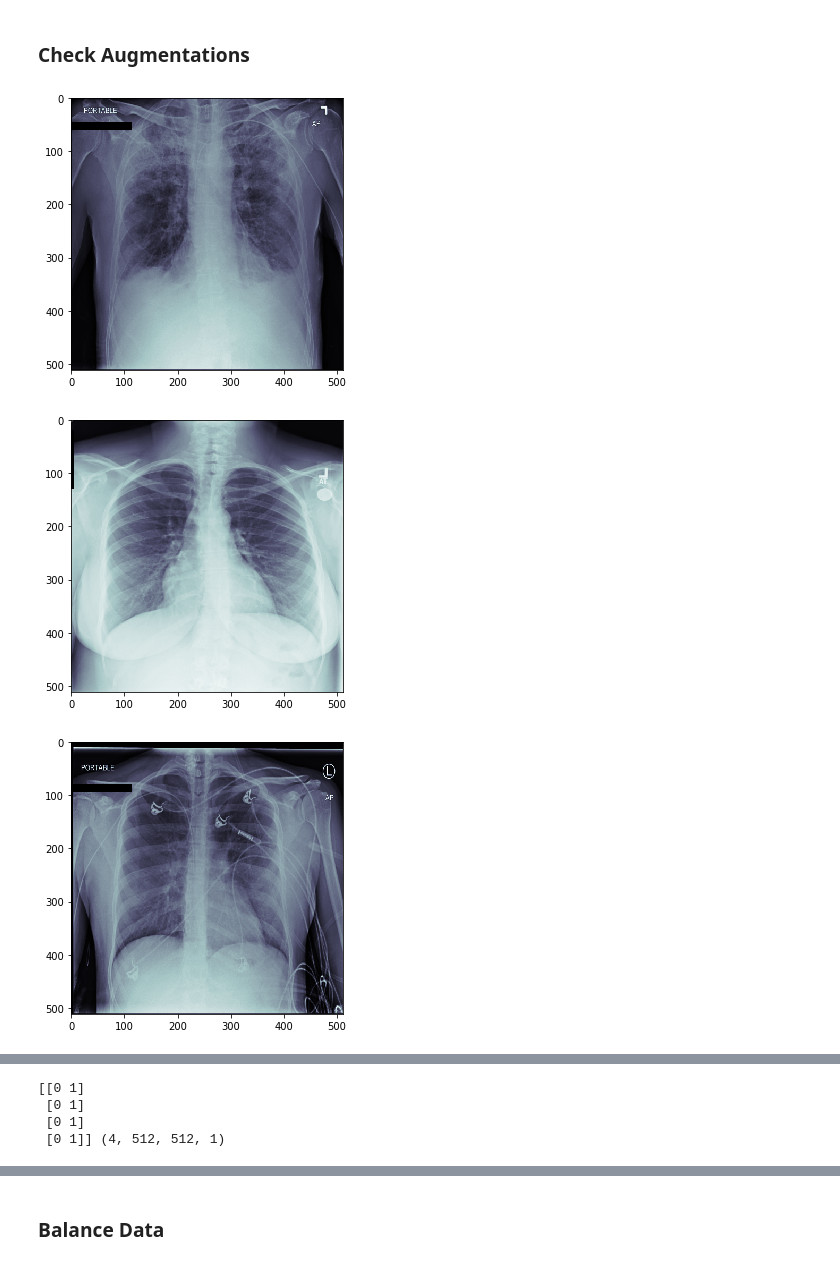
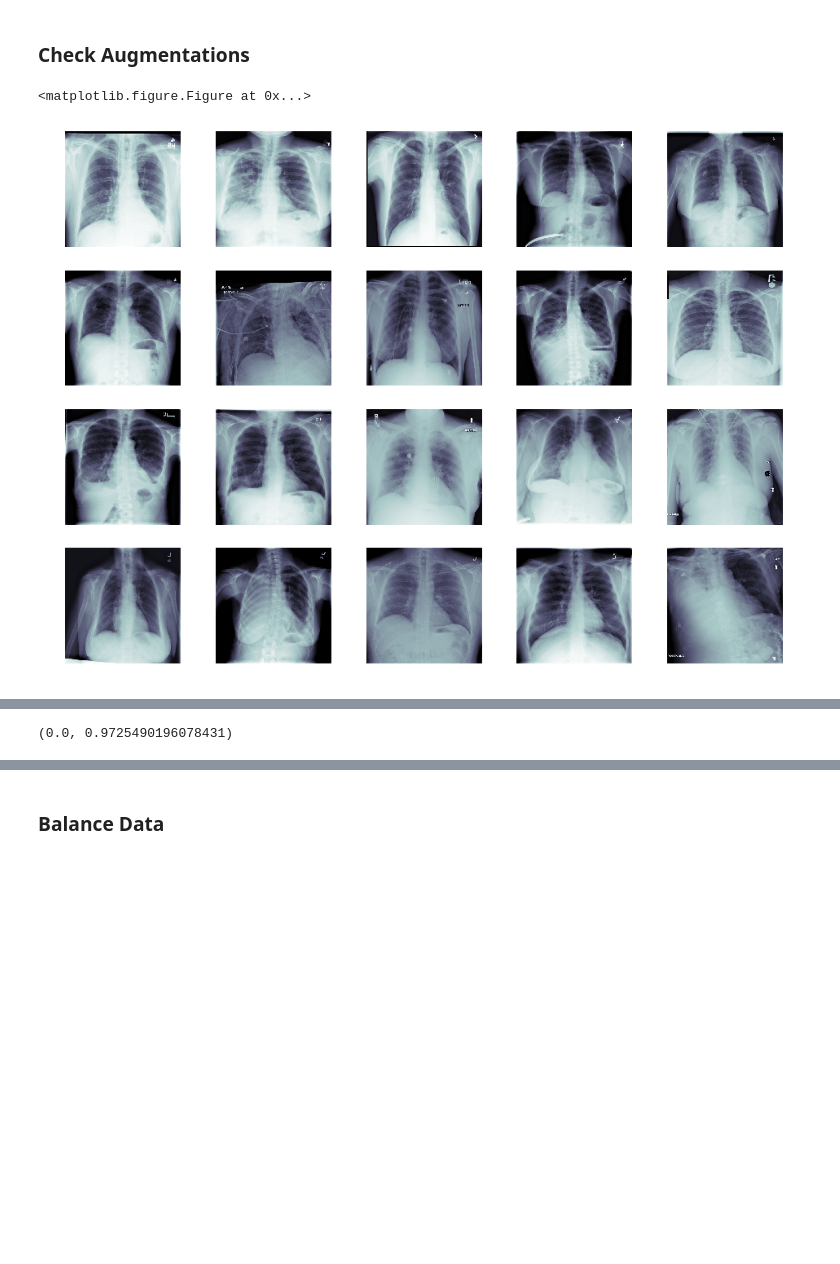
Before and after one commit to vinchg/siim-acr-pneumothorax-segmentation, a Jupyter notebook: classification.ipynb, the cells around one changed output, grey strips where cells are left out. Drawn from its saved outputs; the diff is of its cells as text; code cells hidden in the pictures; blank space fills up the shorter version.

Commit message:
Img grid and augs

```diff
--- a/classification.ipynb
+++ b/classification.ipynb
@@ -86,5 +86,5 @@ def get_train_df(train_path=train_path, mask_path=mask_path, images_to_ram=False
 
     return pd.DataFrame(metadata_list)
 # %%
-df = get_train_df(train_path, mask_path, images_to_ram=True)
+df = get_train_df(train_path, mask_path, images_to_ram)
 # %% [output]
@@ -151,17 +151,22 @@ class DataGenerator(keras.utils.Sequence):
 
         #X = self.data_generation(fps)
         #Y = self.data_frame.iloc[batch_indexes][['Pneumothorax', 'NotPneumothorax']]
-        X, Y = self.data_generation(batch_indexes)
+        batch_x, batch_y = self.data_generation(batch_indexes)
 
         if self.augment is None:
-            return np.array(X)/255, np.array(Y)
+            return np.array(batch_x)/255, np.array(batch_y)
         else:
-            X_aug, Y_aug = [], []
-            for image, mask in zip(X, Y):
-                augmented = self.augment(image=image, mask=mask)
-                X_aug.append(augmented['image'])
-                Y_aug.append(augmented['mask'])
-            return np.array(X_aug)/255, np.array(Y_aug)
+            return np.stack([self.augment(image=x)['image'] for x in batch_x], axis=0), np.array(batch_y)
+
+#             aug_x = []
+#             for image in batch_x:
+#                 augmented = self.augment(image=image, mask=mask)
+#                 aug_x.append(augmented['image'])
+#             return np.array(aug_x), np.array(aug_y)
+
+#         return np.stack([
+#             self.augment(image=x)["image"] for x in batch_x
+#         ], axis=0), np.array(batch_y)
 
     #def data_generation(self, fps):
     def data_generation(self, batch_indexes):
@@ -223,13 +228,23 @@ def plot_pixel_array_overlay(data, label, figsize=(10,10)):
     plt.imshow(data, cmap=plt.cm.bone)
     plt.imshow(label, alpha=.3)
     plt.show()
+
+def plot_grid(imgs, grid_width, grid_height):
+    max_imgs = grid_width*grid_height
+    plt.clf()
+    fig, axes = plt.subplots(grid_height, grid_width, figsize=(16, 12))
+
+    for i, img in zip(range(max_imgs), imgs):
+        ax = axes[int(i/grid_width), i%grid_width]
+        ax.imshow(img, cmap='bone')
+        ax.axis('off')
+
+    plt.show()
 # %%
-a = DataGenerator(data_frame=train_df, batch_size=4, shuffle=False)
-images, masks = a.__getitem__(0)
-for image in images.squeeze():
-    plot_pixel_array(image, (5, 5))
-print(masks, images.shape)
+a = DataGenerator(data_frame=train_df, batch_size=20, shuffle=False)
+imgs, masks = a.__getitem__(0)
+plot_grid(imgs.squeeze(), 5, 4)
+imgs[0].min(), imgs[0].max()
 # %% [output]
+<matplotlib.figure.Figure at 0x...>
-[figure, old version]
+[figure, new version]
-[figure, removed]
-[figure, removed]
@@ -237,6 +251,3 @@ print(masks, images.shape)
-[[0 1]
- [0 1]
- [0 1]
- [0 1]] (4, 512, 512, 1)
+(0.0, 0.9725490196078431)
 # %%
 # After augmentations
```
Also changed, not shown: parts of 9 cells of this notebook.
